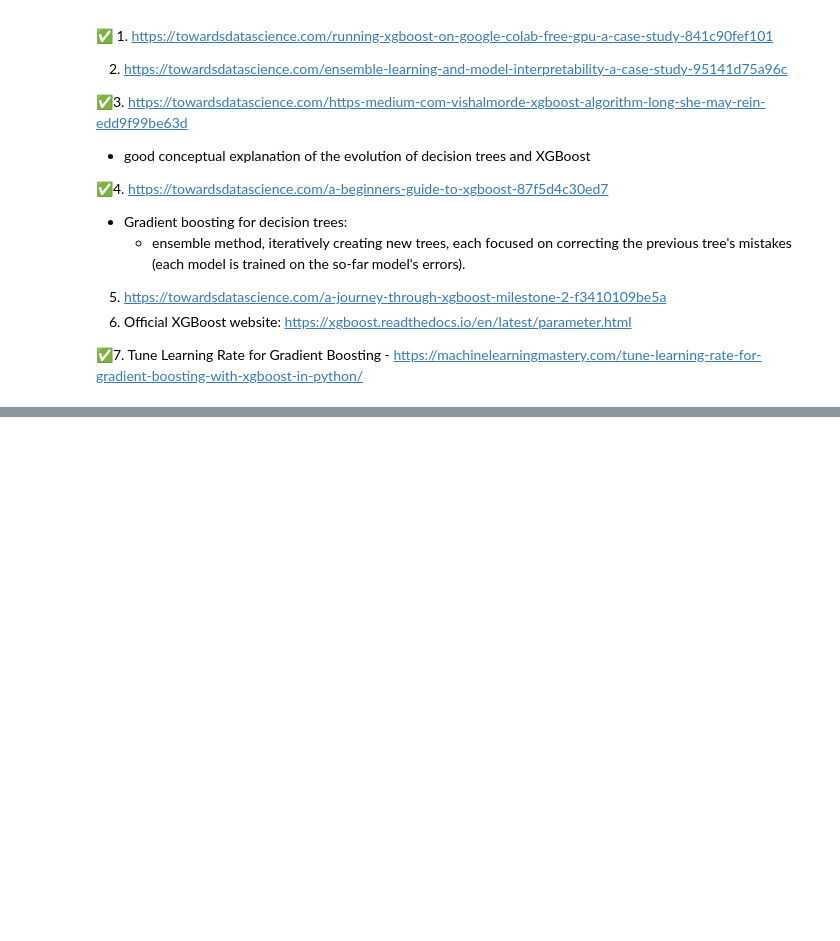
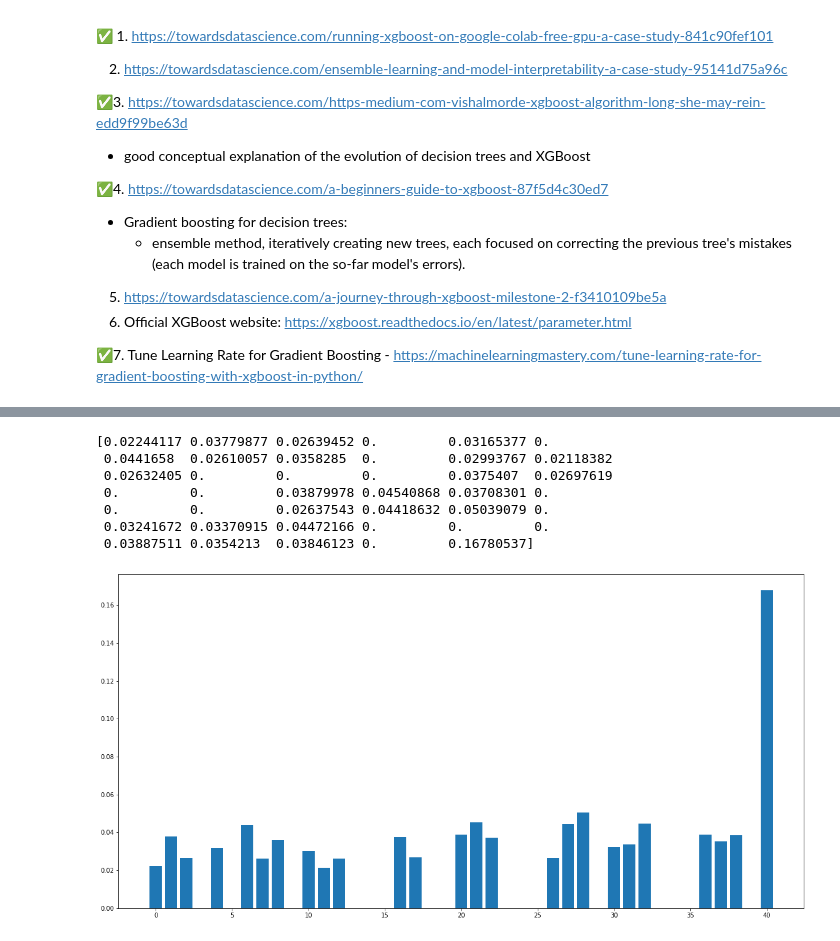
Before and after one commit to etgins/Mice_ASD_Diagnosis, a Jupyter notebook: final_classification.ipynb, the cells around one changed output, grey strips where cells are left out. Cells and saved outputs as stored; diff of their text form; code cells hidden in the pictures; blank space fills up the shorter version.

```diff
--- a/final_classification.ipynb
+++ b/final_classification.ipynb
@@ -198,0 +210,17 @@ Confusion Matrix:
+# %%
+# FEATURE IMPORTANCE - MANUALLY
+print(model.feature_importances_)
+
+import matplotlib.pyplot as plt
+# # plot
+plt.bar(range(len(model.feature_importances_)), model.feature_importances_)
+plt.show()
+# %% [output]
+[0.02244117 0.03779877 0.02639452 0.         0.03165377 0.
+ 0.0441658  0.02610057 0.0358285  0.         0.02993767 0.02118382
+ 0.02632405 0.         0.         0.         0.0375407  0.02697619
+ 0.         0.         0.03879978 0.04540868 0.03708301 0.
+ 0.         0.         0.02637543 0.04418632 0.05039079 0.
+ 0.03241672 0.03370915 0.04472166 0.         0.         0.
+ 0.03887511 0.0354213  0.03846123 0.         0.16780537]
+[figure, added]
```
Also changed, not shown: parts of 25 cells of this notebook.
